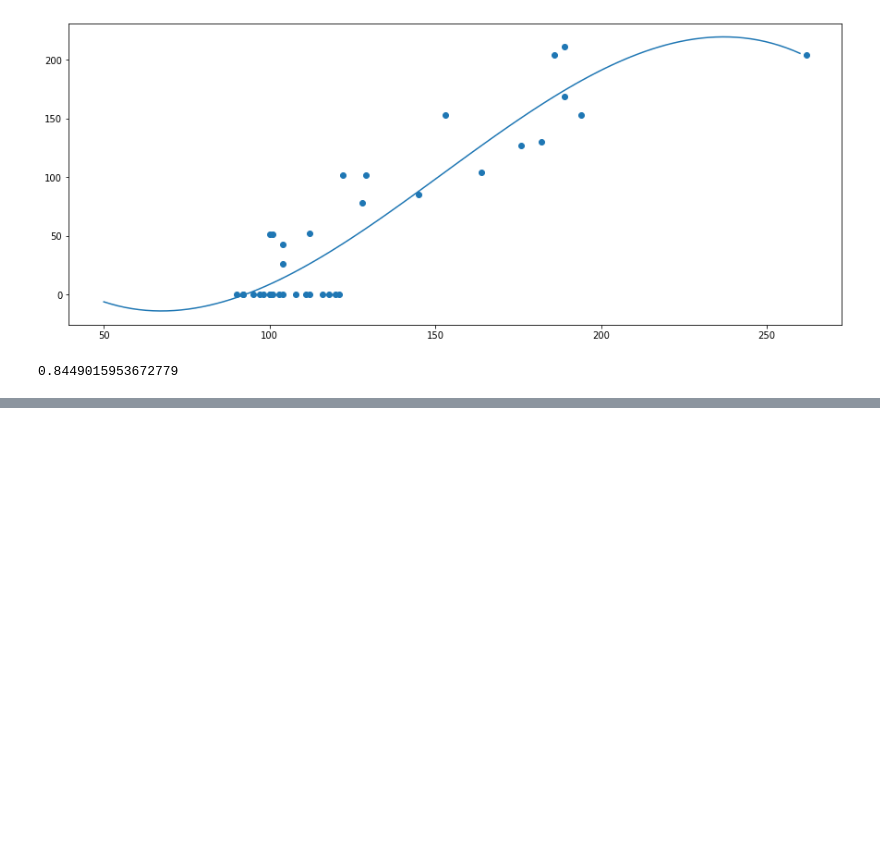
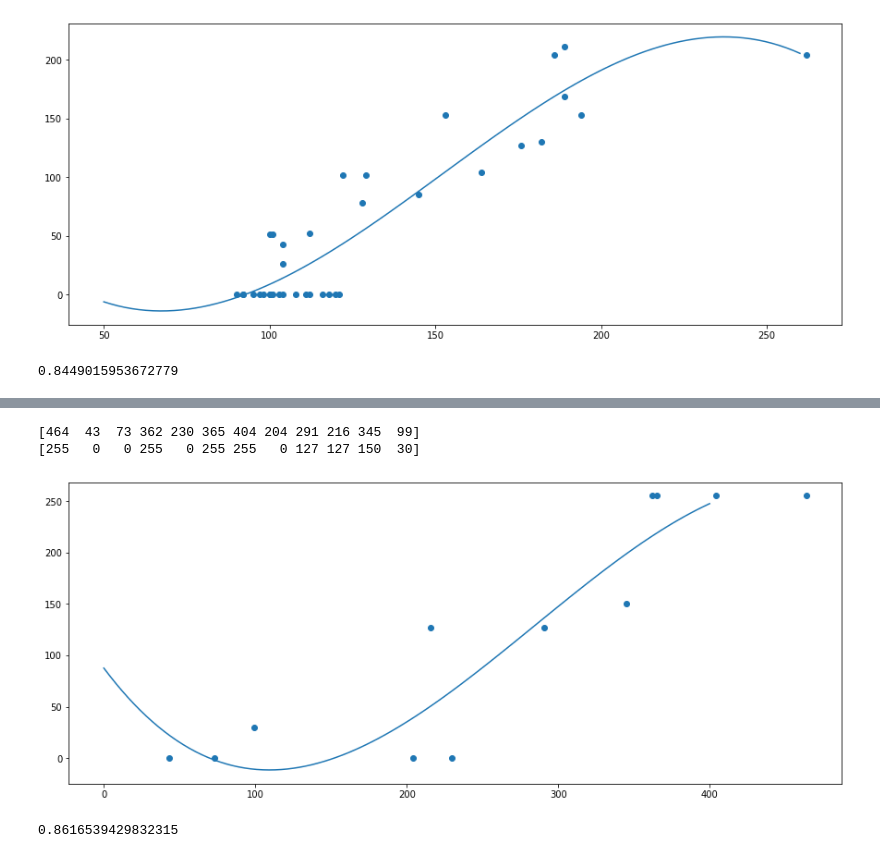
Before and after one commit to KCSAbeywickrama/rgb-g2, a Jupyter notebook: calibration/algo/regr.ipynb, the cells around one changed output, grey strips where cells are left out. Saved outputs shown, nothing was run; the diff lists cells and outputs as text; code cells hidden in the pictures; blank space fills up the shorter version.

```diff
--- a/calibration/algo/regr.ipynb
+++ b/calibration/algo/regr.ipynb
@@ -165,0 +221,20 @@ print(r2_score(y, mymodel(x)))
+# %%
+# GREEN
+y=np.split(ex,3,1)[1].reshape(12)
+x=np.split(rd,3,1)[1].reshape(12)
+
+print(x,y,sep='\n')
+mymodel = np.poly1d(np.polyfit(x, y, 3))
+
+myline = np.linspace(0, 400, 100)
+plt.figure(figsize=(15, 6))
+plt.scatter(x, y)
+plt.plot(myline, mymodel(myline))
+plt.show()
+
+print(r2_score(y, mymodel(x)))
+# %% [output]
+[464  43  73 362 230 365 404 204 291 216 345  99]
+[255   0   0 255   0 255 255   0 127 127 150  30]
+[figure, added]
+0.8616539429832315
```
Also changed, not shown: parts of 3 cells of this notebook, 4 other files.
